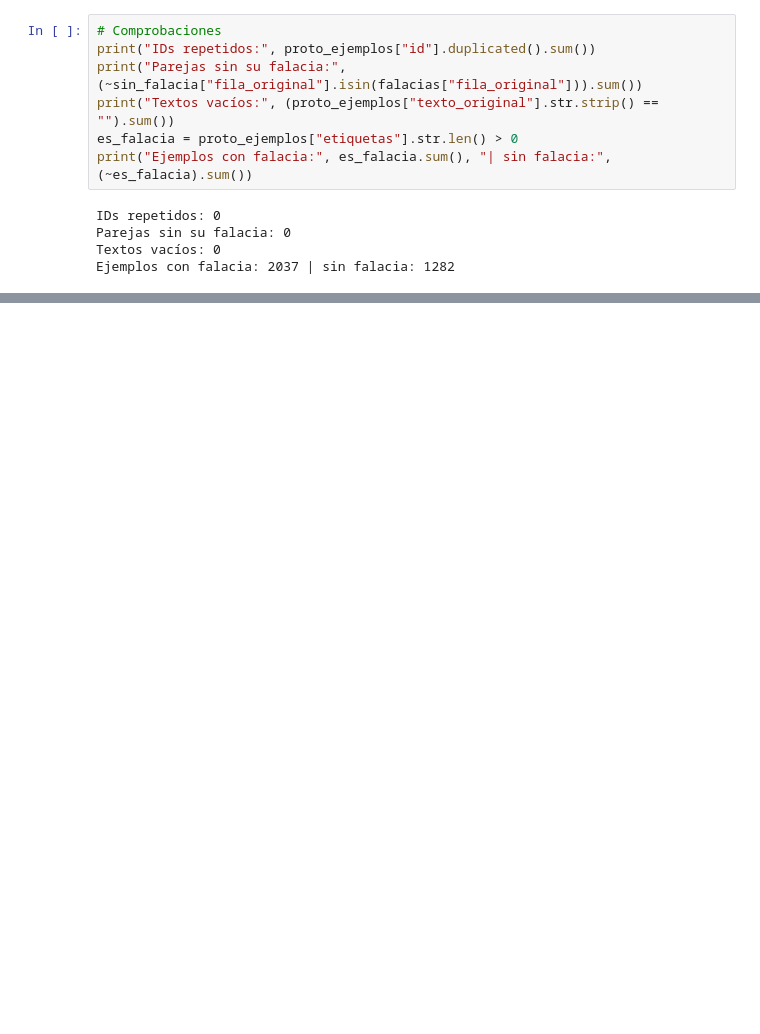
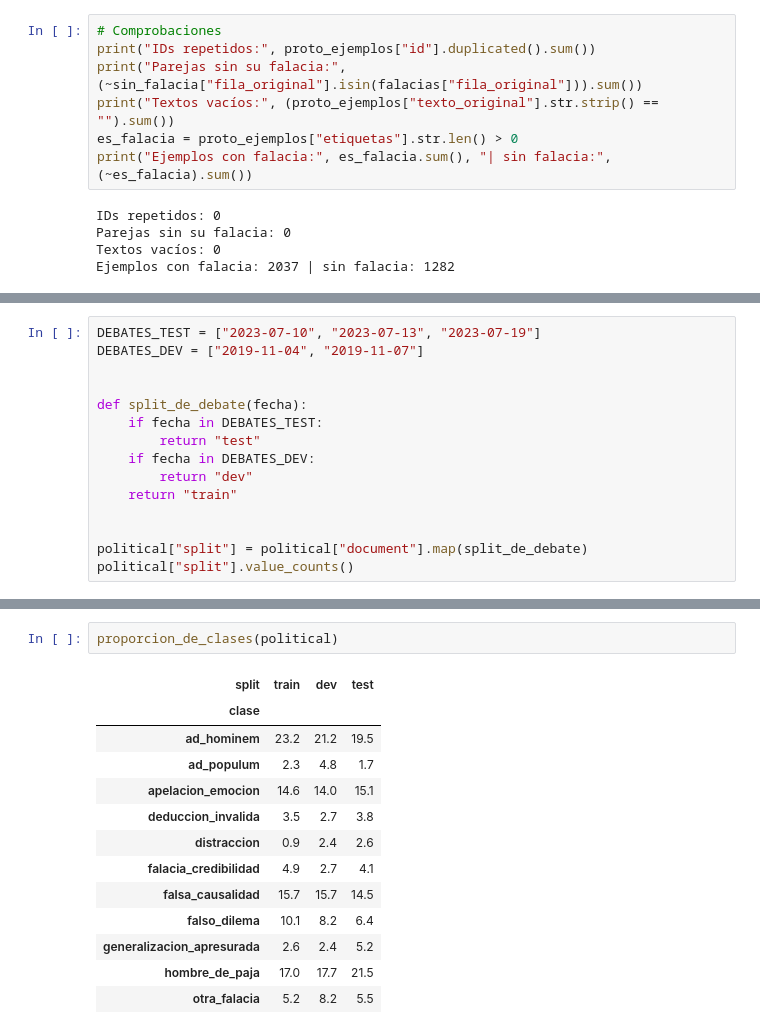
Before and after one commit to AlvarodelaHerran/detector_falacias_contradicciones, a Jupyter notebook: E2/01_fallacyes.ipynb, the cells around one changed output, grey strips where cells are left out. Saved outputs shown, nothing was run; the diff lists cells and outputs as text; blank space fills up the shorter version.

```diff
--- a/E2/01_fallacyes.ipynb
+++ b/E2/01_fallacyes.ipynb
@@ -811,0 +882,15 @@ Ejemplos con falacia: 2037 | sin falacia: 1282
+# %%
+DEBATES_TEST = ["2023-07-10", "2023-07-13", "2023-07-19"]
+DEBATES_DEV = ["2019-11-04", "2019-11-07"]
+
+
+def split_de_debate(fecha):
+    if fecha in DEBATES_TEST:
+        return "test"
+    if fecha in DEBATES_DEV:
+        return "dev"
+    return "train"
+
+
+political["split"] = political["document"].map(split_de_debate)
+political["split"].value_counts()
@@ -811,0 +982,16 @@ Ejemplos con falacia: 2037 | sin falacia: 1282
+# %%
+proporcion_de_clases(political)
+# %% [output]
+| split | train | dev | test |
+| clase |  |  |  |
+| ad_hominem | 23.2 | 21.2 | 19.5 |
+| ad_populum | 2.3 | 4.8 | 1.7 |
+| apelacion_emocion | 14.6 | 14.0 | 15.1 |
+| deduccion_invalida | 3.5 | 2.7 | 3.8 |
+| distraccion | 0.9 | 2.4 | 2.6 |
+| falacia_credibilidad | 4.9 | 2.7 | 4.1 |
+| falsa_causalidad | 15.7 | 15.7 | 14.5 |
+| falso_dilema | 10.1 | 8.2 | 6.4 |
+| generalizacion_apresurada | 2.6 | 2.4 | 5.2 |
+| hombre_de_paja | 17.0 | 17.7 | 21.5 |
+| otra_falacia | 5.2 | 8.2 | 5.5 |
```
Also changed, not shown: parts of 25 cells of this notebook, 3 other files.
